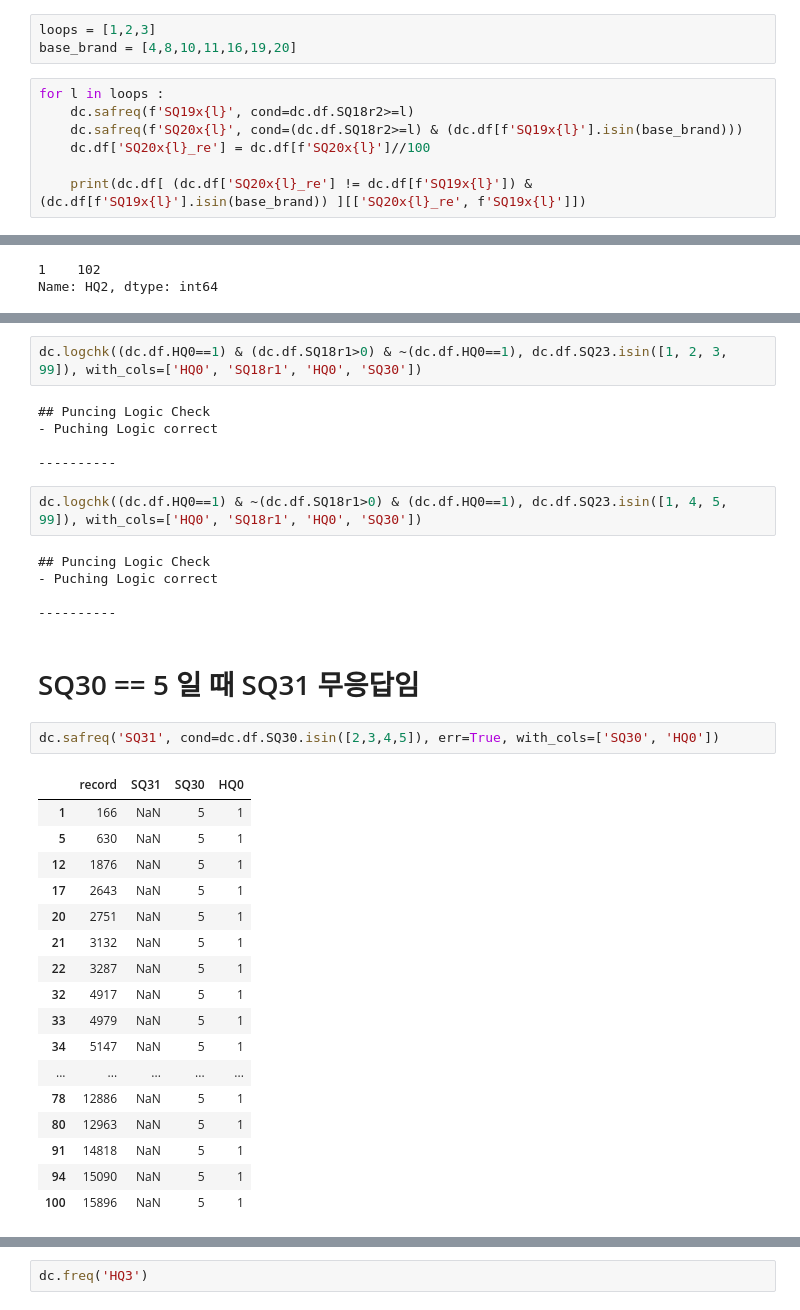
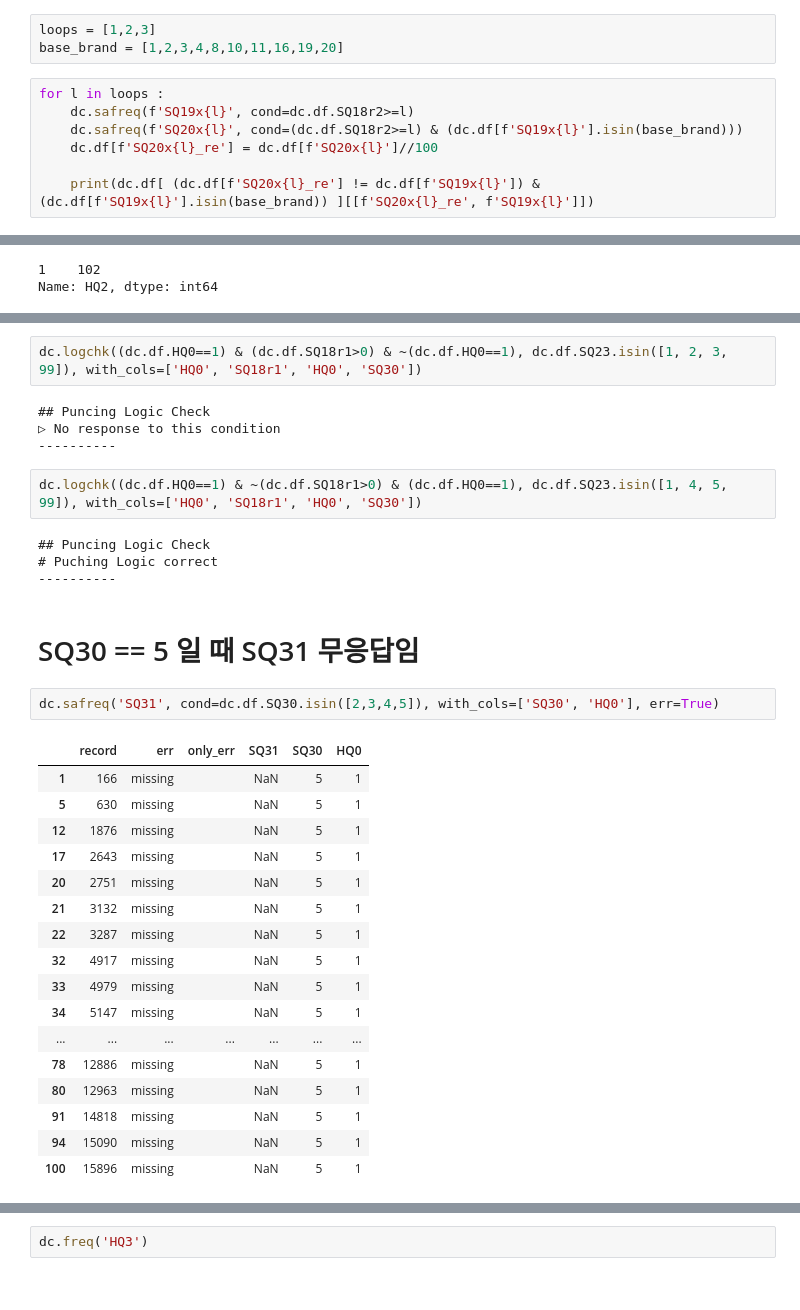
Before and after one commit to dlcks7456/DataCheckExample, a Jupyter notebook: 220809/DataCheck.ipynb, the cells around one changed output, grey strips where cells are left out. Cells and saved outputs as stored; diff of their text form.

```diff
--- a/220809/DataCheck.ipynb
+++ b/220809/DataCheck.ipynb
@@ -487,13 +535,13 @@ dc.logchk(dc.df.SQ16r2==1, dc.df.HQ0==1)
 ----------
 # %%
 loops = [1,2,3]
-base_brand = [4,8,10,11,16,19,20]
+base_brand = [1,2,3,4,8,10,11,16,19,20]
 # %%
 for l in loops :
     dc.safreq(f'SQ19x{l}', cond=dc.df.SQ18r2>=l)
     dc.safreq(f'SQ20x{l}', cond=(dc.df.SQ18r2>=l) & (dc.df[f'SQ19x{l}'].isin(base_brand)))
-    dc.df['SQ20x{l}_re'] = dc.df[f'SQ20x{l}']//100
+    dc.df[f'SQ20x{l}_re'] = dc.df[f'SQ20x{l}']//100
 
-    print(dc.df[ (dc.df['SQ20x{l}_re'] != dc.df[f'SQ19x{l}']) & (dc.df[f'SQ19x{l}'].isin(base_brand)) ][['SQ20x{l}_re', f'SQ19x{l}']])
+    print(dc.df[ (dc.df[f'SQ20x{l}_re'] != dc.df[f'SQ19x{l}']) & (dc.df[f'SQ19x{l}'].isin(base_brand)) ][[f'SQ20x{l}_re', f'SQ19x{l}']])
 # %% [output]
 ## SQ19x1 MISSING CHECK
@@ -712,38 +780,36 @@ dc.logchk(dc.df.HQ0==2, dc.df.SQ30==1)
 dc.logchk((dc.df.HQ0==1) & (dc.df.SQ18r1>0) & ~(dc.df.HQ0==1), dc.df.SQ23.isin([1, 2, 3, 99]), with_cols=['HQ0', 'SQ18r1', 'HQ0', 'SQ30'])
 # %% [output]
 ## Puncing Logic Check
-- Puching Logic correct
-
+▷ No response to this condition
 ----------
 # %%
 dc.logchk((dc.df.HQ0==1) & ~(dc.df.SQ18r1>0) & (dc.df.HQ0==1), dc.df.SQ23.isin([1, 4, 5, 99]), with_cols=['HQ0', 'SQ18r1', 'HQ0', 'SQ30'])
 # %% [output]
 ## Puncing Logic Check
-- Puching Logic correct
-
+# Puching Logic correct
 ----------
 # %% [markdown]
 # SQ30 == 5 일 때 SQ31 무응답임
 # %%
-dc.safreq('SQ31', cond=dc.df.SQ30.isin([2,3,4,5]), err=True, with_cols=['SQ30', 'HQ0'])
+dc.safreq('SQ31', cond=dc.df.SQ30.isin([2,3,4,5]), with_cols=['SQ30', 'HQ0'], err=True)
 # %% [output]
-|  | record | SQ31 | SQ30 | HQ0 |
-| 1 | 166 | NaN | 5 | 1 |
-| 5 | 630 | NaN | 5 | 1 |
-| 12 | 1876 | NaN | 5 | 1 |
-| 17 | 2643 | NaN | 5 | 1 |
-| 20 | 2751 | NaN | 5 | 1 |
-| 21 | 3132 | NaN | 5 | 1 |
-| 22 | 3287 | NaN | 5 | 1 |
-| 32 | 4917 | NaN | 5 | 1 |
-| 33 | 4979 | NaN | 5 | 1 |
-| 34 | 5147 | NaN | 5 | 1 |
-| ... | ... | ... | ... | ... |
-| 78 | 12886 | NaN | 5 | 1 |
-| 80 | 12963 | NaN | 5 | 1 |
-| 91 | 14818 | NaN | 5 | 1 |
-| 94 | 15090 | NaN | 5 | 1 |
-| 100 | 15896 | NaN | 5 | 1 |
+|  | record | err | only_err | SQ31 | SQ30 | HQ0 |
+| 1 | 166 | missing |  | NaN | 5 | 1 |
+| 5 | 630 | missing |  | NaN | 5 | 1 |
+| 12 | 1876 | missing |  | NaN | 5 | 1 |
+| 17 | 2643 | missing |  | NaN | 5 | 1 |
+| 20 | 2751 | missing |  | NaN | 5 | 1 |
+| 21 | 3132 | missing |  | NaN | 5 | 1 |
+| 22 | 3287 | missing |  | NaN | 5 | 1 |
+| 32 | 4917 | missing |  | NaN | 5 | 1 |
+| 33 | 4979 | missing |  | NaN | 5 | 1 |
+| 34 | 5147 | missing |  | NaN | 5 | 1 |
+| ... | ... | ... | ... | ... | ... | ... |
+| 78 | 12886 | missing |  | NaN | 5 | 1 |
+| 80 | 12963 | missing |  | NaN | 5 | 1 |
+| 91 | 14818 | missing |  | NaN | 5 | 1 |
+| 94 | 15090 | missing |  | NaN | 5 | 1 |
+| 100 | 15896 | missing |  | NaN | 5 | 1 |
 # %%
 dc.safreq('SQ32', cond=(dc.df.SQ31.isin([1,2,3,4,8, 10, 11, 16, 19, 20 ])) & ~(dc.df.SQ30.isin([2,3])), df=True, with_cols=['SQ31', 'SQ30'])
 # %% [output]
```
Also changed, not shown: parts of 110 cells of this notebook, 4 other files.
